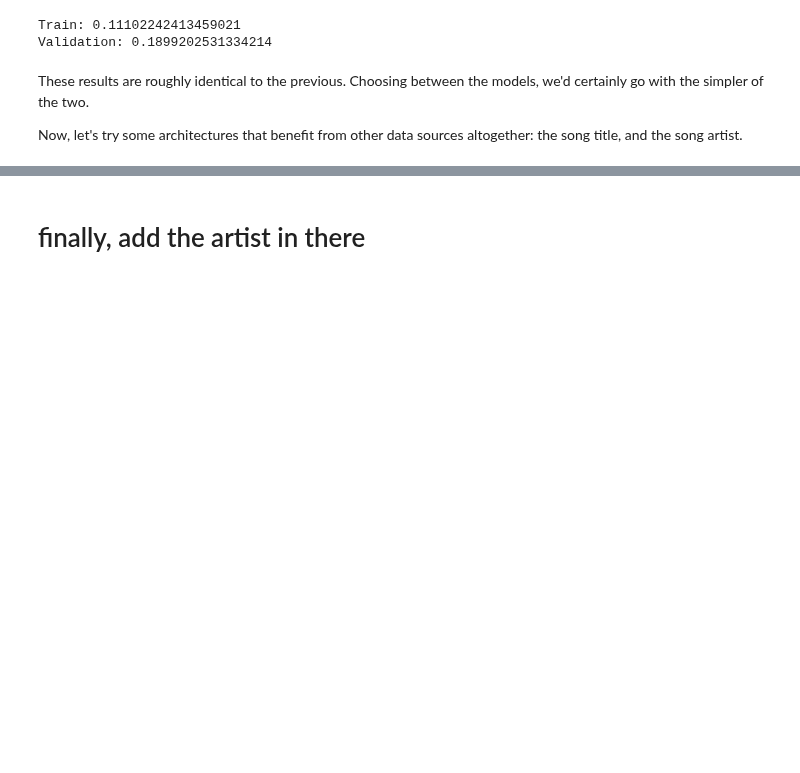
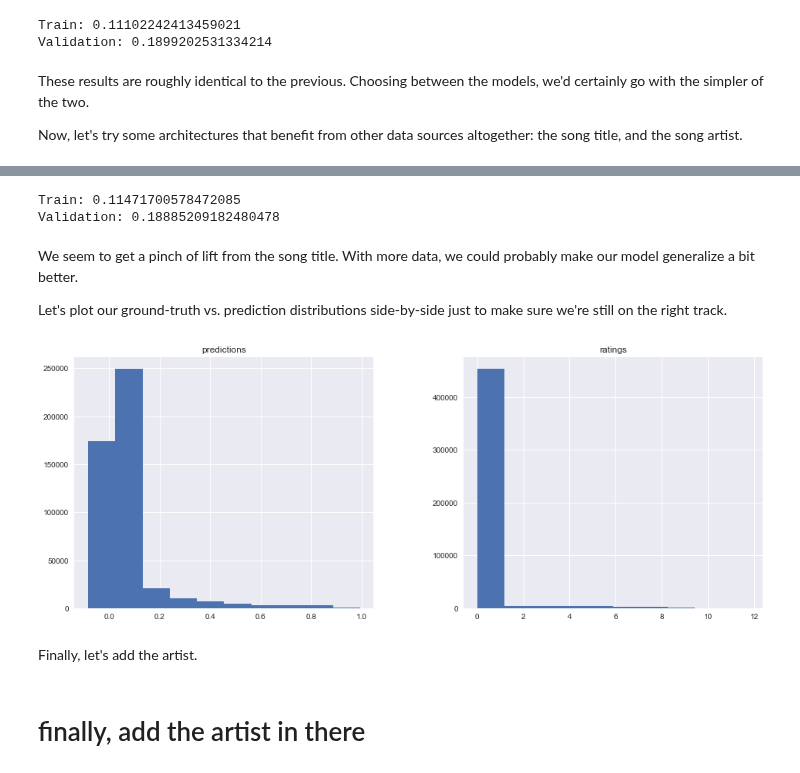
Before and after one commit to cavaunpeu/dotify, a Jupyter notebook: notebooks/neural_implicit_mf.ipynb, the cells around one changed output, grey strips where cells are left out. Saved outputs shown, nothing was run; the diff lists cells and outputs as text; code cells hidden in the pictures; blank space fills up the shorter version.

```diff
--- a/notebooks/neural_implicit_mf.ipynb
+++ b/notebooks/neural_implicit_mf.ipynb
@@ -1055,21 +1053,21 @@ dense_title_lstm = Dense(units=1, activation='relu')(title_lstm)
 # %%
 country_input = Input(shape=(1,), dtype='int64', name='country')
+song_input = Input(shape=(1,), dtype='int64', name='song')
+title_input = Input(shape=(MAX_SEQUENCE_LENGTH,), dtype='int32', name='song_title_sequence')
+
 country_embedding = Embedding(input_dim=n_countries, output_dim=F, embeddings_regularizer=l2(lmbda))(country_input)
-
-song_input = Input(shape=(1,), dtype='int64', name='song')
 song_embedding = Embedding(input_dim=n_songs, output_dim=F, embeddings_regularizer=l2(lmbda))(song_input)
-
-predicted_preference = dot(inputs=[country_embedding, song_embedding], axes=2)
-predicted_preference = Flatten()(predicted_preference)
+title_embedding = Embedding(output_dim=F, input_dim=NUM_WORDS, input_length=MAX_SEQUENCE_LENGTH)(title_input)
 
 country_bias = Embedding(input_dim=n_countries, output_dim=1, name='country_bias', input_length=1)(country_input)
 song_bias = Embedding(input_dim=n_songs, output_dim=1, name='song_bias', input_length=1)(song_input)
 
-country_bias = Flatten()(country_bias)
-song_bias = Flatten()(song_bias)
+predicted_preference = dot(inputs=[country_embedding, song_embedding], axes=2)
+predicted_preference = add(inputs=[predicted_preference, country_bias, song_bias])
+predicted_preference = Flatten()(predicted_preference)
 
-predicted_preference = add(inputs=[predicted_preference, country_bias])
-predicted_preference = add(inputs=[predicted_preference, song_bias])
+title_lstm = LSTM(F)(title_embedding)
+dense_title_lstm = Dense(units=1, activation='relu')(title_lstm)
 
 predicted_preference_merge = concatenate(inputs=[predicted_preference, dense_title_lstm])
 final_output = Dense(activation='linear', units=1)(predicted_preference_merge)
@@ -1082,7 +1084,7 @@ inputs = [ratings_df['country_index'], ratings_df['song_index'], padded_title_se
 model.fit(
     x=inputs,
     y=ratings_df['train_rating'],
-    batch_size=256,
-    epochs=10,
+    batch_size=1024,
+    epochs=5,
     validation_data=(inputs, ratings_df['validation_rating'])
 )
@@ -1089,6 +1104,22 @@ model.fit(
 # %%
 predictions = generate_predictions(model=model, inputs=inputs)
 evaluate_predictions(predictions)
+# %% [output]
+Train: 0.11471700578472085
+Validation: 0.18885209182480478
+# %% [markdown]
+We seem to get a pinch of lift from the song title. With more data, we could probably make our model generalize a bit better.
+
+Let's plot our ground-truth vs. prediction distributions side-by-side just to make sure we're still on the right track.
+# %%
+_ = pd.DataFrame({
+    'predictions': predictions.values.flatten(),
+    'ratings': ratings_df['train_rating'].values.flatten()
+}).hist(figsize=(16, 6))
+# %% [output]
+[figure, added]
+# %% [markdown]
+Finally, let's add the artist.
 # %% [markdown]
 # finally, add the artist in there
 # %%
```
Also changed, not shown: parts of 8 cells of this notebook, 1 other file.
